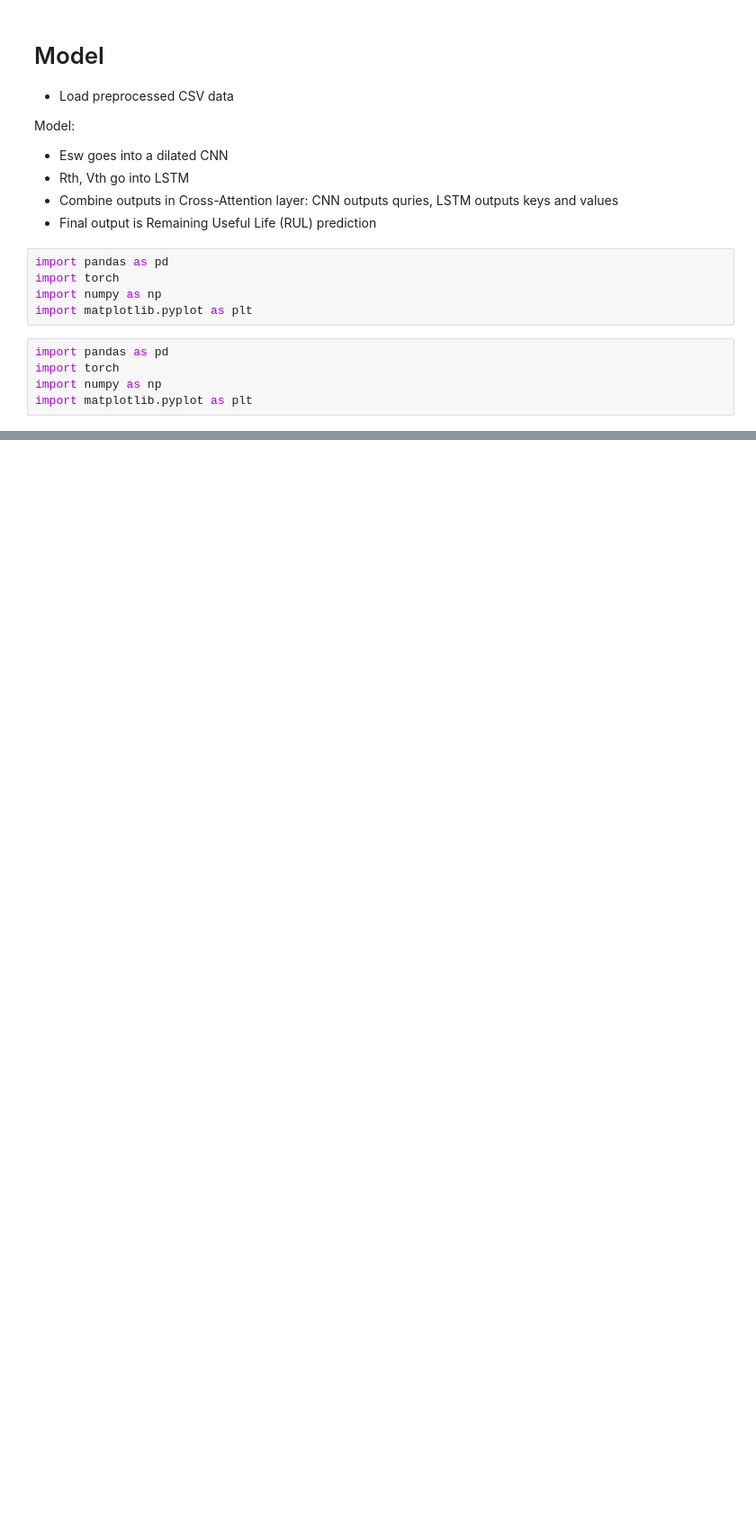
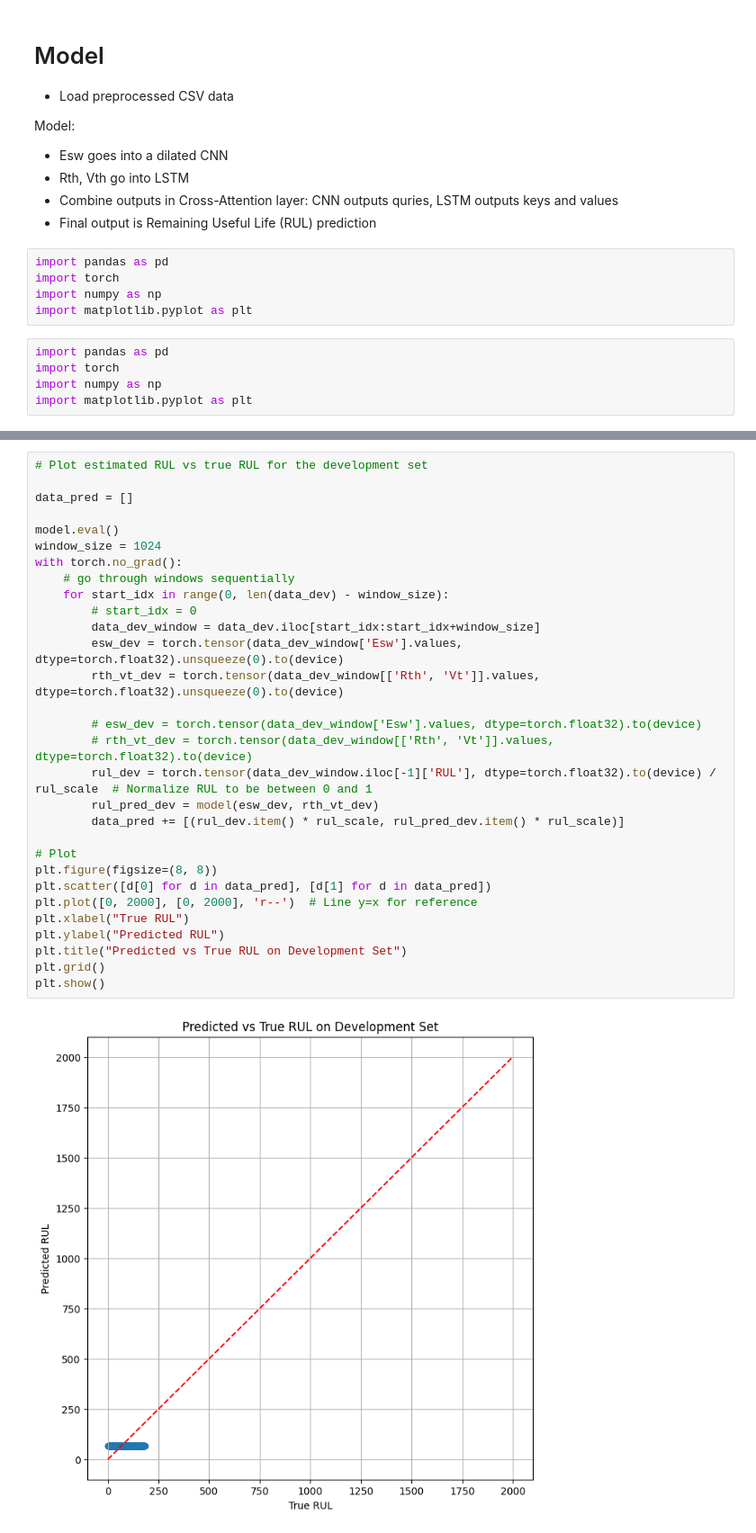
Before and after one commit to snorklerjoe/lifetime-prediction-machine-learning, a Jupyter notebook: model.ipynb, the cells around one changed output, grey strips where cells are left out. Shown at 90% size. Drawn from its saved outputs; the diff is of its cells as text; blank space fills up the shorter version.

```diff
--- a/model.ipynb
+++ b/model.ipynb
@@ -172,3 +255,35 @@ Epoch 100/100, Train Loss: 136511.4818, Dev Loss: 121689.7344
+# %%
+# Plot estimated RUL vs true RUL for the development set
+
+data_pred = []
+
+model.eval()
+window_size = 1024
+with torch.no_grad():
+    # go through windows sequentially
+    for start_idx in range(0, len(data_dev) - window_size):
+        # start_idx = 0
+        data_dev_window = data_dev.iloc[start_idx:start_idx+window_size]
+        esw_dev = torch.tensor(data_dev_window['Esw'].values, dtype=torch.float32).unsqueeze(0).to(device)
+        rth_vt_dev = torch.tensor(data_dev_window[['Rth', 'Vt']].values, dtype=torch.float32).unsqueeze(0).to(device)
+
+        # esw_dev = torch.tensor(data_dev_window['Esw'].values, dtype=torch.float32).to(device)
+        # rth_vt_dev = torch.tensor(data_dev_window[['Rth', 'Vt']].values, dtype=torch.float32).to(device)
+        rul_dev = torch.tensor(data_dev_window.iloc[-1]['RUL'], dtype=torch.float32).to(device) / rul_scale  # Normalize RUL to be between 0 and 1
+        rul_pred_dev = model(esw_dev, rth_vt_dev)
+        data_pred += [(rul_dev.item() * rul_scale, rul_pred_dev.item() * rul_scale)]
+
+# Plot
+plt.figure(figsize=(8, 8))
+plt.scatter([d[0] for d in data_pred], [d[1] for d in data_pred])
+plt.plot([0, 2000], [0, 2000], 'r--')  # Line y=x for reference
+plt.xlabel("True RUL")
+plt.ylabel("Predicted RUL")
+plt.title("Predicted vs True RUL on Development Set")
+plt.grid()
+plt.show()
+# %% [output]
+[figure, added]
 # %%
 # Plot estimated RUL vs True RUL for the development set
 
```
Also changed, not shown: parts of 9 cells of this notebook.
